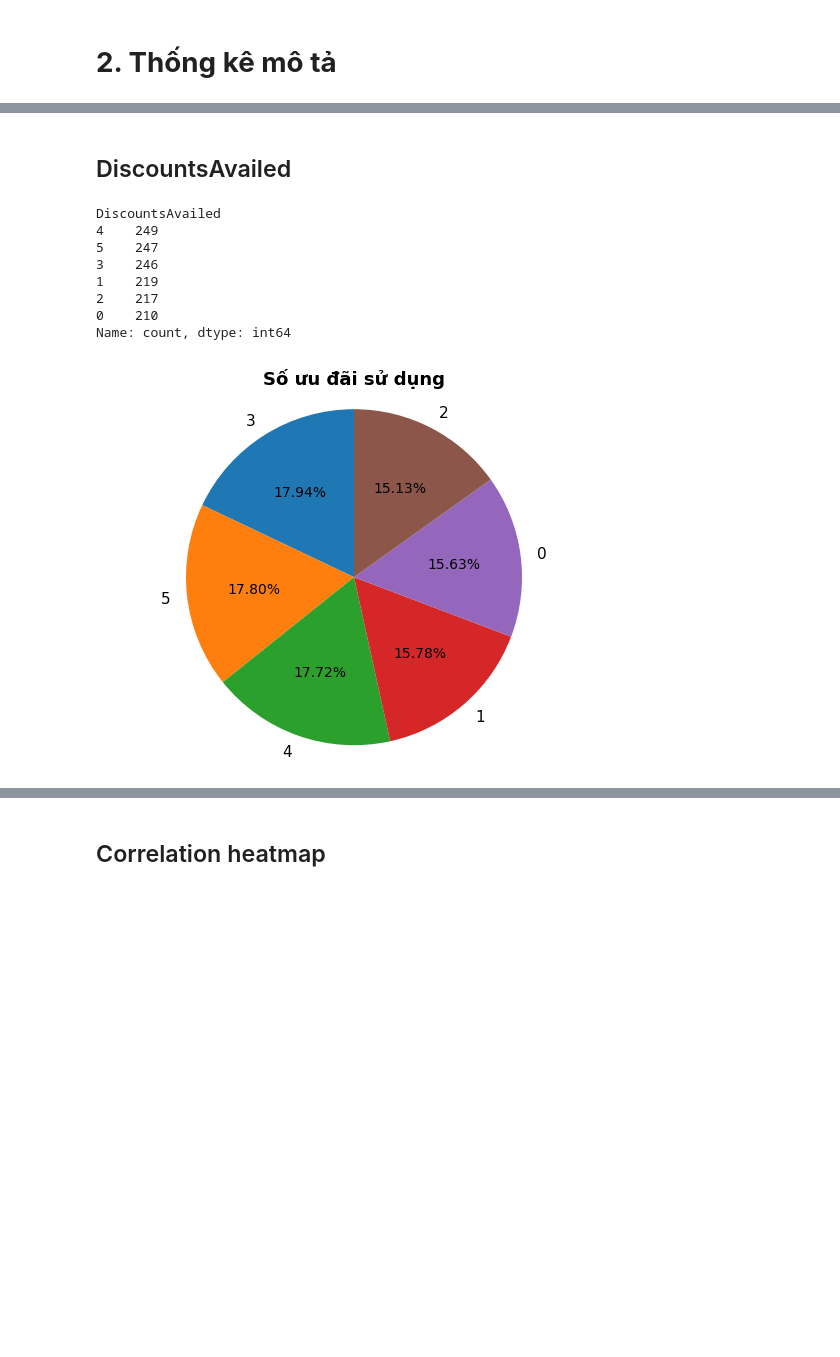
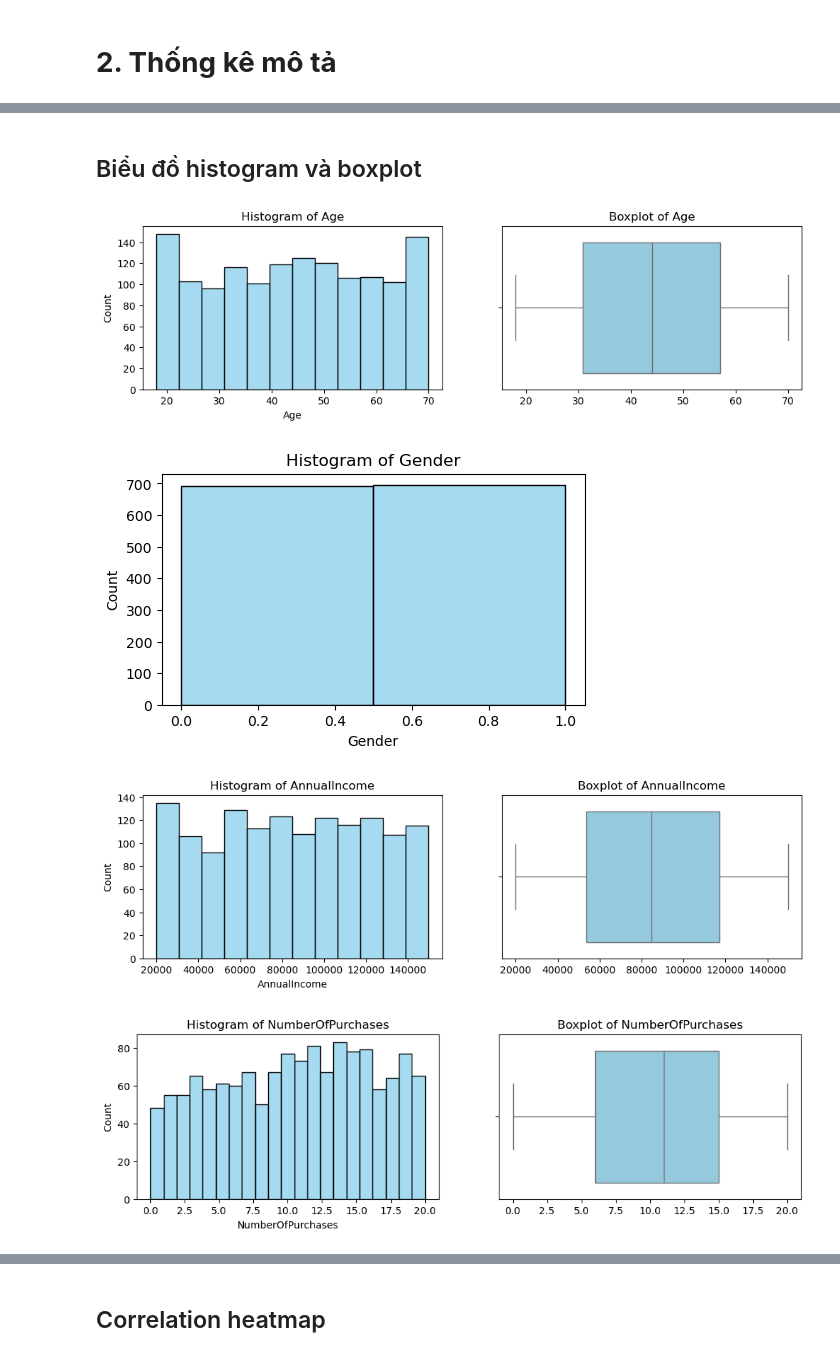
Before and after one commit to phnguyen-hub/11224830_Pham-Hanh-Nguyen, a Jupyter notebook: 11224830_Phạm Hạnh Nguyên.ipynb, the cells around one changed output, grey strips where cells are left out. Cells and saved outputs as stored; diff of their text form; code cells hidden in the pictures; blank space fills up the shorter version.

Commit message:
Add files via upload
chỉnh sửa lần 1

```diff
--- a/11224830_Phạm Hạnh Nguyên.ipynb
+++ b/11224830_Phạm Hạnh Nguyên.ipynb
@@ -237,41 +98,36 @@ plt.show()
-# %% [markdown]
-##	DiscountsAvailed
-# %%
-# Tính tần suất
-DiscountsAvailed_counts = df['DiscountsAvailed'].value_counts()
-print(DiscountsAvailed_counts)
-
-# Vẽ biểu đồ tròn
-fig, ax = plt.subplots()
-
-wedges, texts, autotexts = ax.pie(
-    DiscountsAvailed_counts,
-    labels=[3,5,4,1,0,2],
-    autopct='%1.2f%%',
-    startangle=90,
-    textprops={'color': 'black', 'fontsize': 11}
-)
-
-# Tùy chỉnh vị trí và font chữ cho phần trăm
-for autotext in autotexts:
-    autotext.set_color('black')
-    autotext.set_fontsize(10)
-    autotext.set_fontweight('normal')
-
-# Thêm tiêu đề
-plt.title('Số ưu đãi sử dụng', fontsize=13, fontweight='bold')
-
-# Giữ biểu đồ là hình tròn
-plt.axis('equal')
-
-plt.show()
-# %% [output]
-DiscountsAvailed
-4    249
-5    247
-3    246
-1    219
-2    217
-0    210
-Name: count, dtype: int64
-[figure, removed]
+# %% [markdown]
+## Biểu đồ histogram và boxplot
+# %%
+def plot_quantitative_var_distributions(df, var_list, bin_dict=None, no_boxplot_cols=None):
+    if no_boxplot_cols is None:
+        no_boxplot_cols = ['Gender', 'ProductCategory', 'LoyaltyProgram', 'PurchaseStatus']
+
+    for col in var_list:
+        plt.figure(figsize=(12, 3))
+
+        # Histogram
+        plt.subplot(1, 2, 1)
+        if bin_dict and col in bin_dict:
+            sns.histplot(data=df, x=col, bins=bin_dict[col], color='skyblue', ax=plt.gca())
+        else:
+            sns.histplot(data=df, x=col, color='skyblue', kde=False, ax=plt.gca())
+        plt.title(f'Histogram of {col}')
+
+        # Boxplot (chỉ vẽ khi col không nằm trong danh sách loại bỏ)
+        if col not in no_boxplot_cols:
+            plt.subplot(1, 2, 2)
+            sns.boxplot(x=df[col], color='skyblue')
+            plt.title(f'Boxplot of {col}')
+            plt.xlabel('')
+
+variables = df.select_dtypes(include='number').columns.tolist()
+
+col = ['Gender', 'NumberOfPurchases', 'ProductCategory', 'LoyaltyProgram', 'DiscountsAvailed', 'PurchaseStatus']
+custom_bins = df[col].nunique().to_dict()
+
+plot_quantitative_var_distributions(df, variables, custom_bins)
+# %% [output]
+[figure, added]
+[figure, added]
+[figure, added]
+[figure, added]
```
Also changed, not shown: parts of 81 cells of this notebook.
